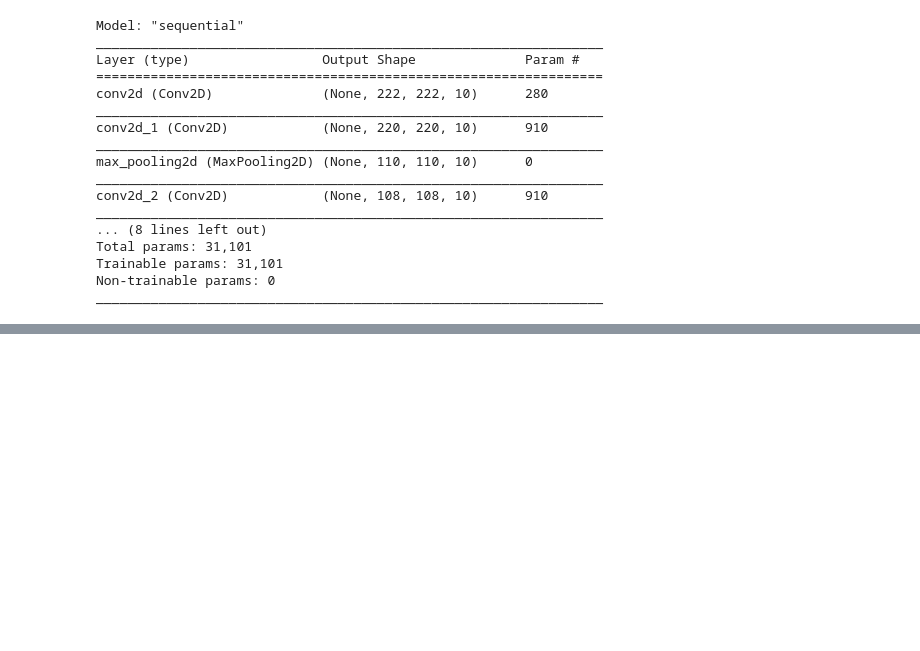
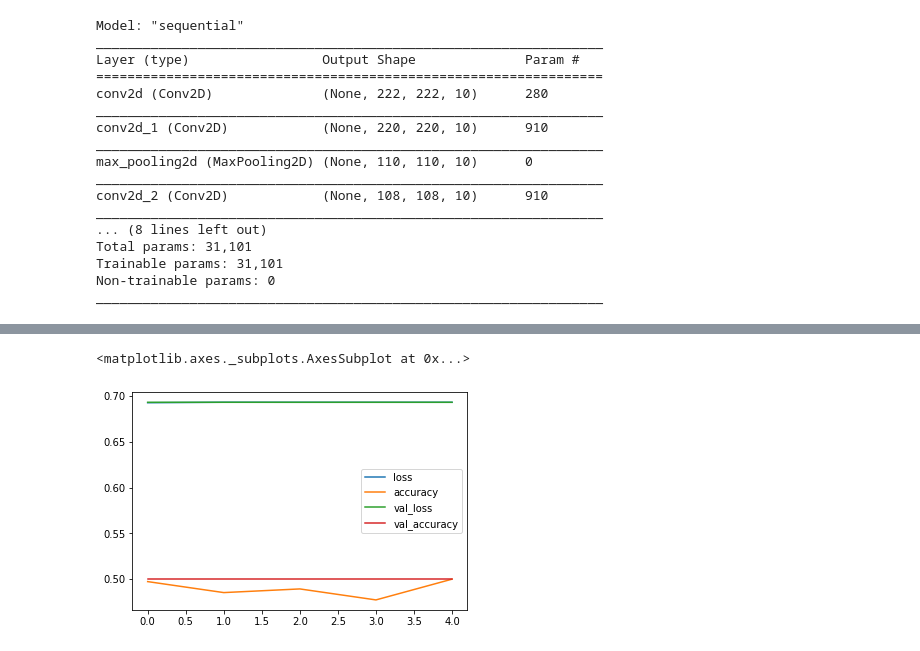
Before and after one commit to ThangDoan2001/TensorFlow_ZeroToHero, a Jupyter notebook: 03_introduction_to_commputer_vision_with_tensorflow.ipynb, the cells around one changed output, grey strips where cells are left out. Cells and saved outputs as stored; diff of their text form; code cells hidden in the pictures; blank space fills up the shorter version.

```diff
--- a/03_introduction_to_commputer_vision_with_tensorflow.ipynb
+++ b/03_introduction_to_commputer_vision_with_tensorflow.ipynb
@@ -274,0 +281,23 @@ _________________________________________________________________
+# %%
+# Set random seed
+tf.random.set_seed(42)
+
+# 1. Create the model
+model_2 = tf.keras.models.Sequential([
+  tf.keras.layers.Flatten(input_shape=(224, 224, 3)),
+  tf.keras.layers.Dense(4, activation=tf.keras.activations.relu),
+  tf.keras.layers.Dense(4, activation=tf.keras.activations.relu),
+  tf.keras.layers.Dense(1, activation=tf.keras.activations.sigmoid)
+])
+
+# 2. Compile the model
+model_2.compile(loss=tf.keras.losses.BinaryCrossentropy(),
+                optimizer=tf.keras.optimizers.Adam(),
+                metrics=["accuracy"])
+
+# 3. Fit the model
+history_2 = model_2.fit(train_data,
+                        epochs=5,
+                        steps_per_epoch=len(train_data),
+                        validation_data=valid_data,
+                        validation_steps=len(valid_data))
@@ -274,0 +315,6 @@ _________________________________________________________________
+# %%
+import pandas as pd
+pd.DataFrame(history_2.history).plot()
+# %% [output]
+<matplotlib.axes._subplots.AxesSubplot at 0x...>
+[figure, added]
```
Also changed, not shown: parts of 8 cells of this notebook.
